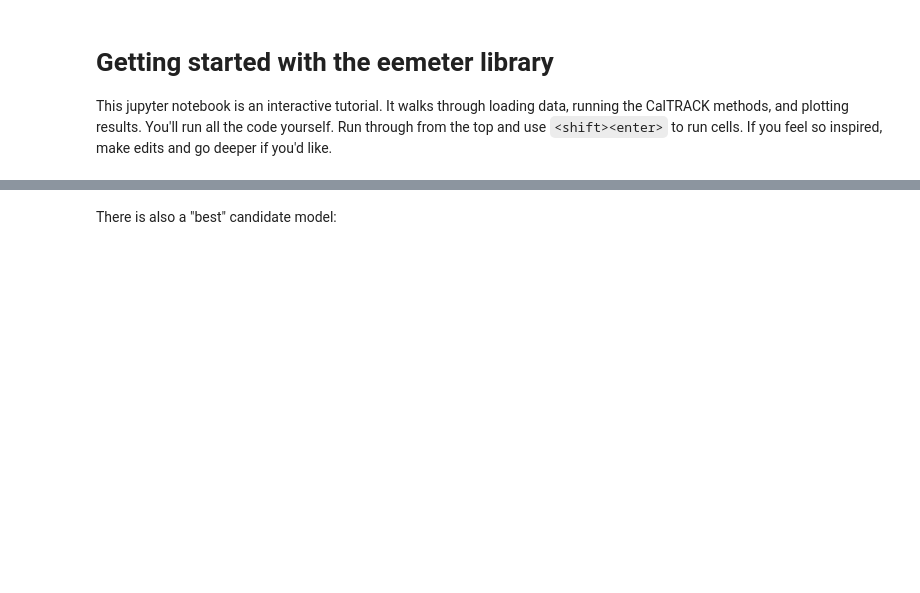
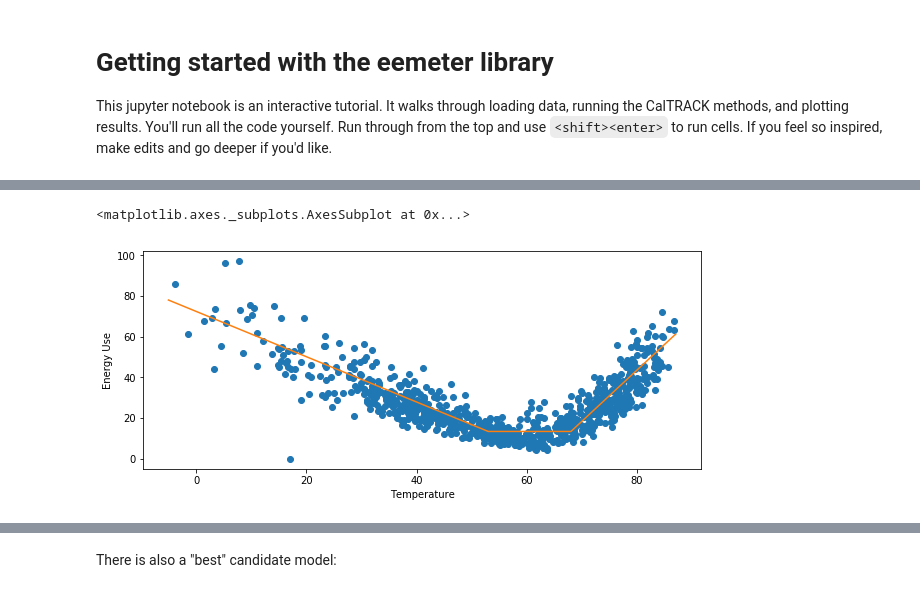
Before and after one commit to openeemeter/eemeter, a Jupyter notebook: scripts/tutorial.ipynb, the cells around one changed output, grey strips where cells are left out. Saved outputs shown, nothing was run; the diff lists cells and outputs as text; code cells hidden in the pictures; blank space fills up the shorter version.

```diff
--- a/scripts/tutorial.ipynb
+++ b/scripts/tutorial.ipynb
@@ -109,0 +192,4 @@ model_fit.status
+# %%
+baseline_model_fit_daily = eemeter.caltrack_method(
+    baseline_data_daily,
+)
@@ -109,0 +206,6 @@ model_fit.status
+# %%
+ax = eemeter.plot_energy_signature(meter_data_daily, temperature_data_daily)
+baseline_model_fit_daily.plot(ax=ax, temp_range=(-5, 88))
+# %% [output]
+<matplotlib.axes._subplots.AxesSubplot at 0x...>
+[figure, added]
```
Also changed, not shown: parts of 131 cells of this notebook, 15 other files.
